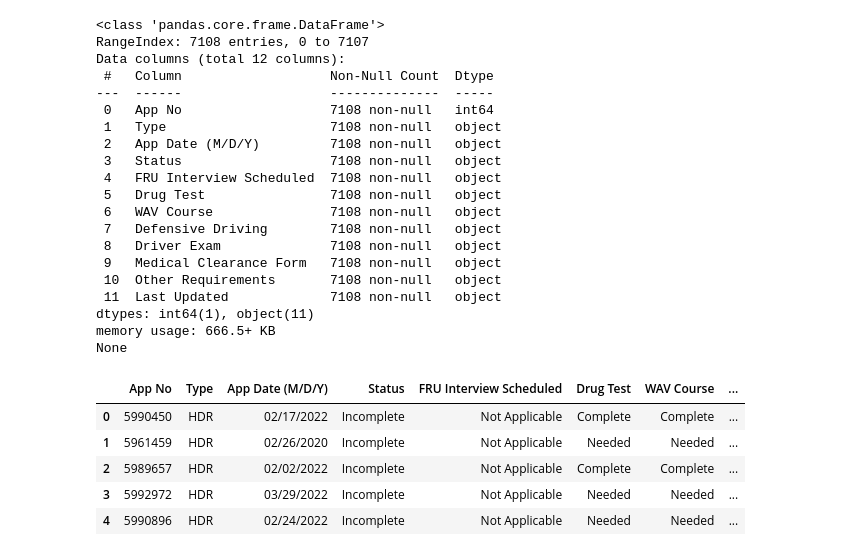
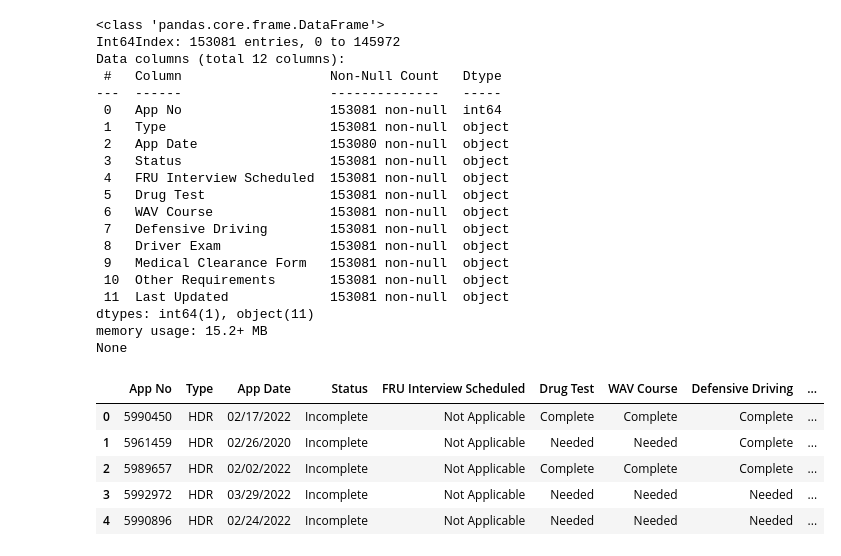
Before and after one commit to brian-calderon/Project_1, a Jupyter notebook: Test1.ipynb, the cells around one changed output. Cells and saved outputs as stored; diff of their text form; code cells hidden in the pictures.

```diff
--- a/Test1.ipynb
+++ b/Test1.ipynb
@@ -1,36 +1,39 @@
 # %%
 import numpy as np
 import pandas as pd
-import plotly
-# Loading csv file into a pandas DataFrame
-df = pd.read_csv('TLC_New_Driver_App.csv')
-df = df.rename(columns={'App Date': 'App Date (M/D/Y)'}) #Changing column name to include (m/d/Y)
-print(df.info())#Some info about the dataframe
-df.head()#first 5 rows
+import plotly as py
+import plotly.express as px
+
+# Loading csv files into a pandas DataFrame
+db1 = pd.read_csv('TLC_New_Driver_App.csv')# Mostly contains data from 2020-2022
+db2 = pd.read_csv('Historical_Driver_Application_Status.csv')# Contains more data from 2015-2022
+df = pd.concat([db1,db2])# Combning both datasets
+print(df.info())
+df.head()
 # %% [output]
 <class 'pandas.core.frame.DataFrame'>
-RangeIndex: 7108 entries, 0 to 7107
+Int64Index: 153081 entries, 0 to 145972
 Data columns (total 12 columns):
- #   Column                   Non-Null Count  Dtype
----  ------                   --------------  -----
- 0   App No                   7108 non-null   int64
- 1   Type                     7108 non-null   object
- 2   App Date (M/D/Y)         7108 non-null   object
- 3   Status                   7108 non-null   object
- 4   FRU Interview Scheduled  7108 non-null   object
- 5   Drug Test                7108 non-null   object
- 6   WAV Course               7108 non-null   object
- 7   Defensive Driving        7108 non-null   object
- 8   Driver Exam              7108 non-null   object
- 9   Medical Clearance Form   7108 non-null   object
- 10  Other Requirements       7108 non-null   object
- 11  Last Updated             7108 non-null   object
+ #   Column                   Non-Null Count   Dtype
+---  ------                   --------------   -----
+ 0   App No                   153081 non-null  int64
+ 1   Type                     153081 non-null  object
+ 2   App Date                 153080 non-null  object
+ 3   Status                   153081 non-null  object
+ 4   FRU Interview Scheduled  153081 non-null  object
+ 5   Drug Test                153081 non-null  object
+ 6   WAV Course               153081 non-null  object
+ 7   Defensive Driving        153081 non-null  object
+ 8   Driver Exam              153081 non-null  object
+ 9   Medical Clearance Form   153081 non-null  object
+ 10  Other Requirements       153081 non-null  object
+ 11  Last Updated             153081 non-null  object
 dtypes: int64(1), object(11)
-memory usage: 666.5+ KB
+memory usage: 15.2+ MB
 None
-|  | App No | Type | App Date (M/D/Y) | Status | FRU Interview Scheduled | Drug Test | WAV Course | ... |
-| 0 | 5990450 | HDR | 02/17/2022 | Incomplete | Not Applicable | Complete | Complete | ... |
-| 1 | 5961459 | HDR | 02/26/2020 | Incomplete | Not Applicable | Needed | Needed | ... |
-| 2 | 5989657 | HDR | 02/02/2022 | Incomplete | Not Applicable | Complete | Complete | ... |
-| 3 | 5992972 | HDR | 03/29/2022 | Incomplete | Not Applicable | Needed | Needed | ... |
-| 4 | 5990896 | HDR | 02/24/2022 | Incomplete | Not Applicable | Needed | Needed | ... |
+|  | App No | Type | App Date | Status | FRU Interview Scheduled | Drug Test | WAV Course | Defensive Driving | ... |
+| 0 | 5990450 | HDR | 02/17/2022 | Incomplete | Not Applicable | Complete | Complete | Complete | ... |
+| 1 | 5961459 | HDR | 02/26/2020 | Incomplete | Not Applicable | Needed | Needed | Complete | ... |
+| 2 | 5989657 | HDR | 02/02/2022 | Incomplete | Not Applicable | Complete | Complete | Complete | ... |
+| 3 | 5992972 | HDR | 03/29/2022 | Incomplete | Not Applicable | Needed | Needed | Needed | ... |
+| 4 | 5990896 | HDR | 02/24/2022 | Incomplete | Not Applicable | Needed | Needed | Needed | ... |
```
Also changed, not shown: parts of 16 cells of this notebook.
